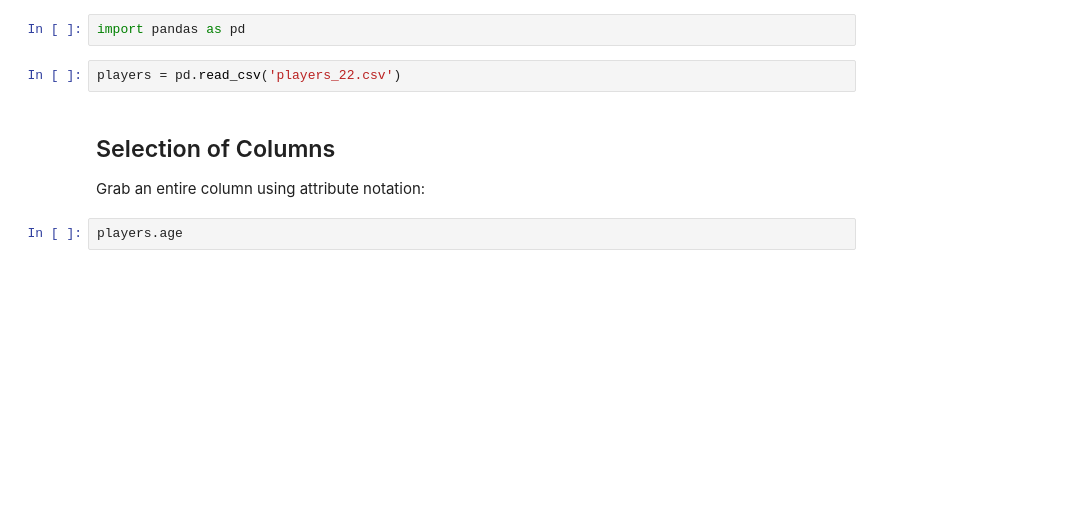
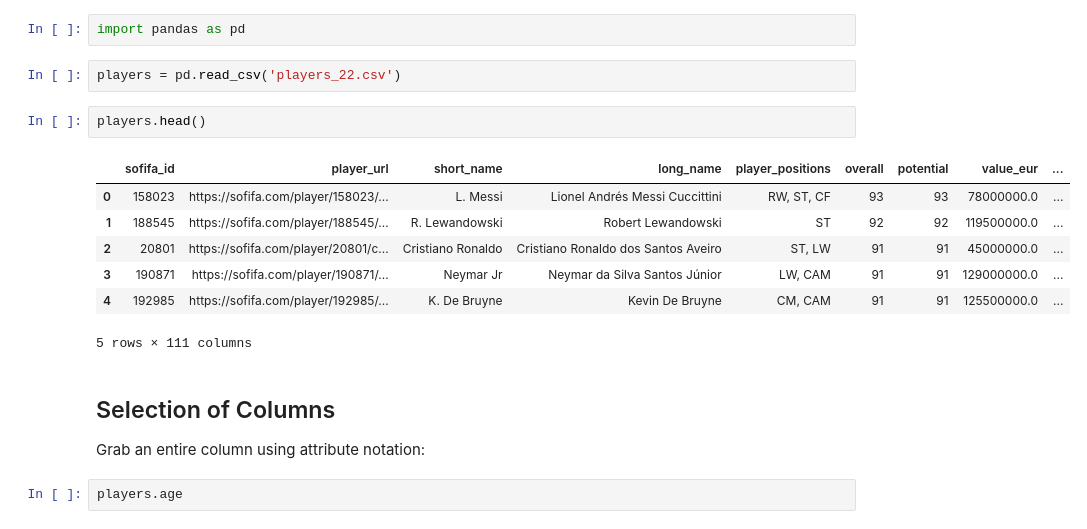
Before and after one commit to idris10x/introduction-to-football-analytics-with-python, a Jupyter notebook: 03_subsetting_data.ipynb, the cells around one changed output. Drawn from its saved outputs; the diff is of its cells as text; blank space fills up the shorter version.

```diff
--- a/03_subsetting_data.ipynb
+++ b/03_subsetting_data.ipynb
@@ -10,6 +10,16 @@ We will be working with the `players_22.csv` file, so we need to handle our impo
 import pandas as pd
 # %%
 players = pd.read_csv('players_22.csv')
+# %%
+players.head()
+# %% [output]
+|  | sofifa_id | player_url | short_name | long_name | player_positions | overall | potential | value_eur | ... |
+| 0 | 158023 | https://sofifa.com/player/158023/... | L. Messi | Lionel Andrés Messi Cuccittini | RW, ST, CF | 93 | 93 | 78000000.0 | ... |
+| 1 | 188545 | https://sofifa.com/player/188545/... | R. Lewandowski | Robert Lewandowski | ST | 92 | 92 | 119500000.0 | ... |
+| 2 | 20801 | https://sofifa.com/player/20801/c... | Cristiano Ronaldo | Cristiano Ronaldo dos Santos Aveiro | ST, LW | 91 | 91 | 45000000.0 | ... |
+| 3 | 190871 | https://sofifa.com/player/190871/... | Neymar Jr | Neymar da Silva Santos Júnior | LW, CAM | 91 | 91 | 129000000.0 | ... |
+| 4 | 192985 | https://sofifa.com/player/192985/... | K. De Bruyne | Kevin De Bruyne | CM, CAM | 91 | 91 | 125500000.0 | ... |
+5 rows × 111 columns
 # %% [markdown]
 ## Selection of Columns
 Grab an entire column using attribute notation:
```
Also changed, not shown: parts of 17 cells of this notebook.
